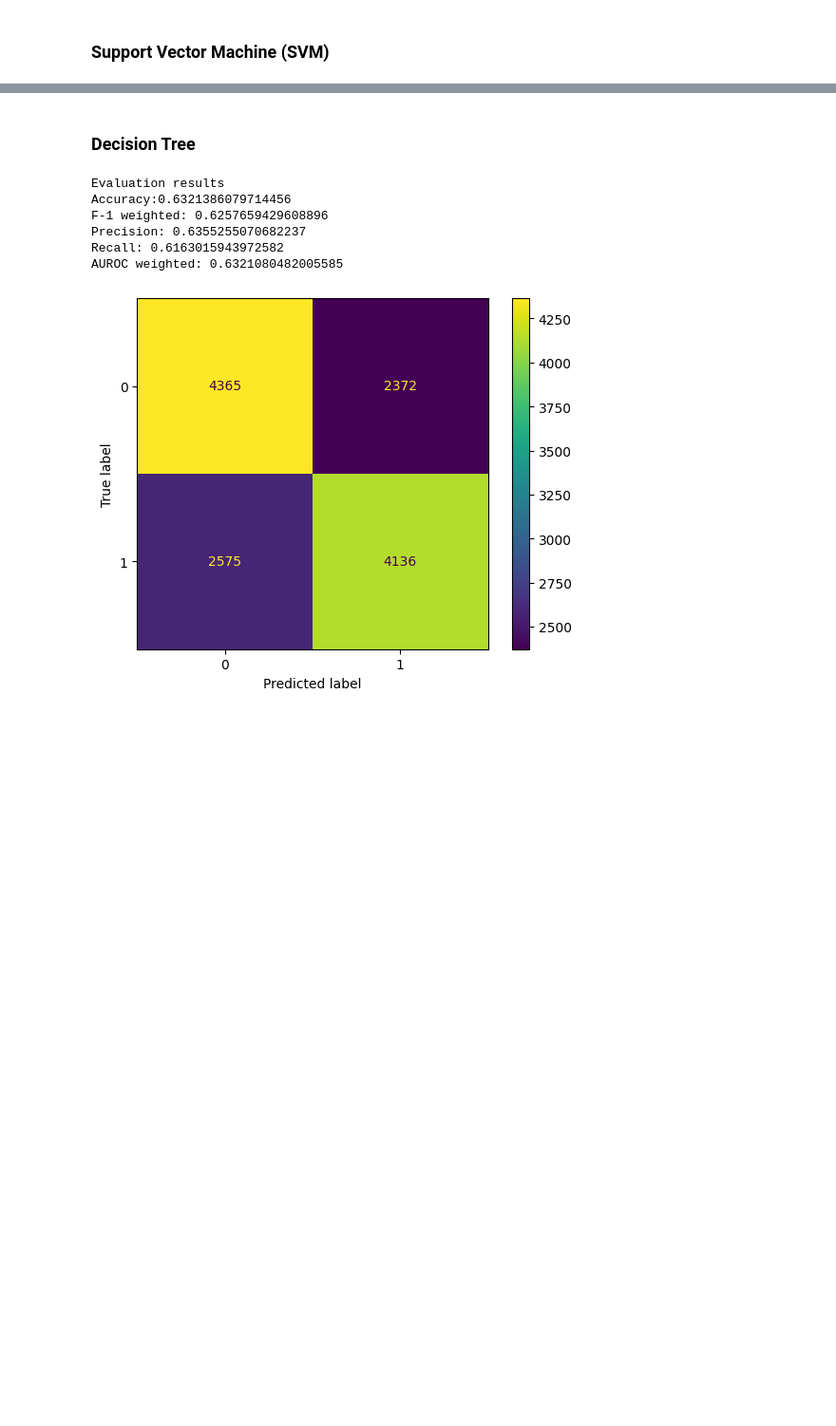
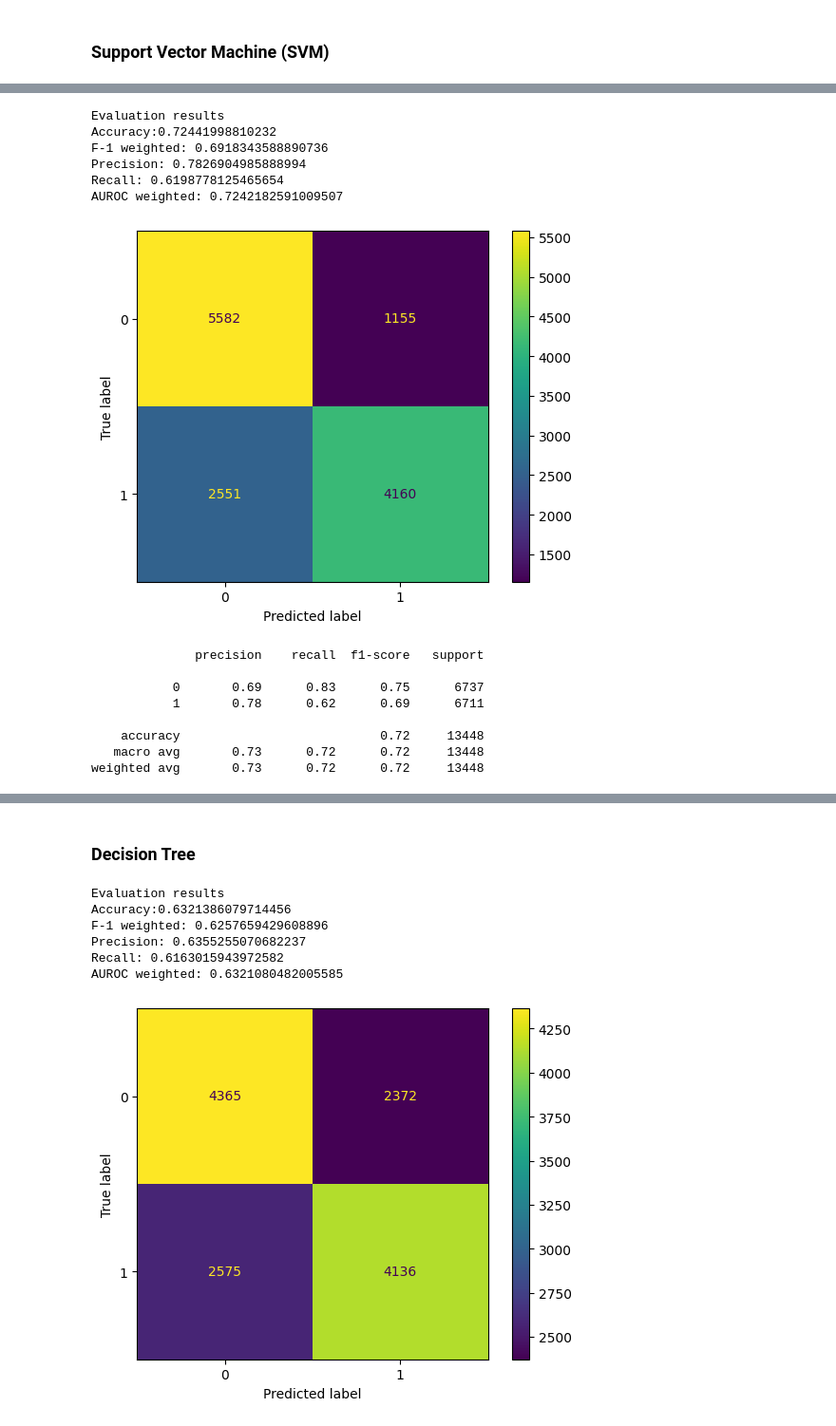
Before and after one commit to ethan-gr/Prj_DataSci, a Jupyter notebook: src/models_exploration.ipynb, the cells around one changed output, grey strips where cells are left out. Shown at 95% size. Cells and saved outputs as stored; diff of their text form; code cells hidden in the pictures; blank space fills up the shorter version.

```diff
--- a/src/models_exploration.ipynb
+++ b/src/models_exploration.ipynb
@@ -221,0 +288,28 @@ weighted avg       0.73      0.72      0.72     13448
+# %%
+# Fit model with standardized data
+#svm = SVC(kernel="linear", C=1.0, random_state=42)
+#svm.fit(train_features, train_labels)
+
+svm = joblib.load("../results/svms/std_data/Standard_scale_svm_model.pkl")
+
+# Predict
+svm_pred = svm.predict(std_test_features)
+
+# Evaluation
+model_evaluation(test_labels, svm_pred)
+# %% [output]
+Evaluation results
+Accuracy:0.72441998810232
+F-1 weighted: 0.6918343588890736
+Precision: 0.7826904985888994
+Recall: 0.6198778125465654
+AUROC weighted: 0.7242182591009507
+[figure, added]
+              precision    recall  f1-score   support
+
+           0       0.69      0.83      0.75      6737
+           1       0.78      0.62      0.69      6711
+
+    accuracy                           0.72     13448
+   macro avg       0.73      0.72      0.72     13448
+weighted avg       0.73      0.72      0.72     13448
```
Also changed, not shown: parts of 18 cells of this notebook.
